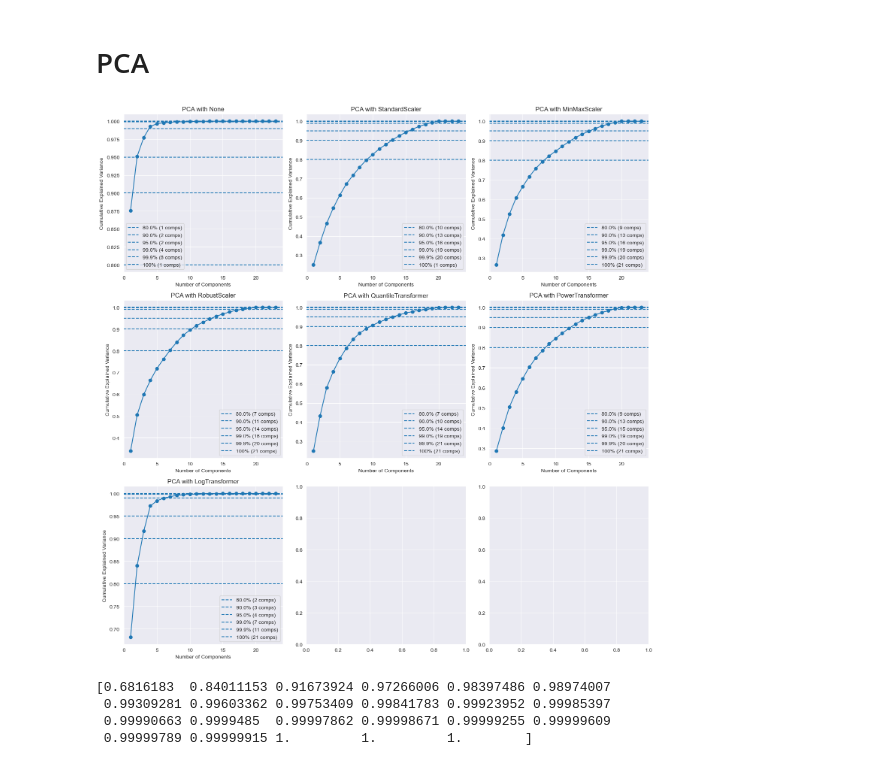
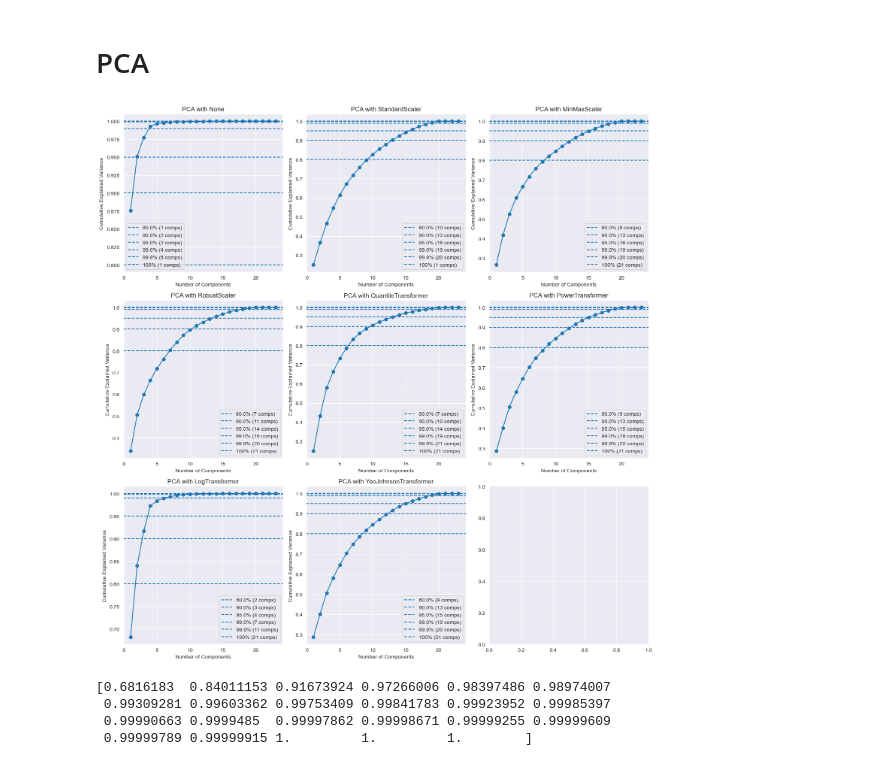
Before and after one commit to Hanh3103/Intelligence-SteelDetection, a Jupyter notebook: data_cleaning.ipynb, the cells around one changed output. Drawn from its saved outputs; the diff is of its cells as text; code cells hidden in the pictures.

```diff
--- a/data_cleaning.ipynb
+++ b/data_cleaning.ipynb
@@ -246,40 +285,41 @@ scalers = {
     'RobustScaler': RobustScaler(),
     'QuantileTransformer': QuantileTransformer(n_quantiles=len(df), output_distribution='normal'),
     'PowerTransformer': PowerTransformer(),
-    'LogTransformer': FunctionTransformer(np.log1p, validate=True)
+    'LogTransformer': FunctionTransformer(np.log1p, validate=True),
+    'YeoJohnsonTransformer': PowerTransformer(method='yeo-johnson', standardize=True)
 }
 
 # Placeholder for results
 fig, axes = plt.subplots(nrows=3, ncols=3, figsize=(15, 15))
 axes = axes.flatten()
 
 for i, (scaler_name, scaler) in enumerate(scalers.items()):
     # Create pipeline
     pipeline = Pipeline([
         ('scaler', scaler),
         ('pca', PCA())
     ]) if scaler is not None else Pipeline([('pca', PCA())])
 
     # Fit and transform data
     pipeline.fit(df)
     exp_var_ratio = np.cumsum(pipeline.named_steps['pca'].explained_variance_ratio_)
 
     # Plotting
     axes[i].plot(range(1, len(exp_var_ratio) + 1), exp_var_ratio, marker='o')
     axes[i].set_title(f'PCA with {scaler_name}')
     axes[i].set_xlabel('Number of Components')
     axes[i].set_ylabel('Cumulative Explained Variance')
 
     # Add horizontal lines for thresholds
     for threshold in [0.8, 0.9, 0.95, 0.99, 0.999, 1]:
         n_components = np.argmax(exp_var_ratio >= threshold) + 1
         axes[i].axhline(y=threshold, linestyle='--', label=f'{threshold * 100}% ({n_components} comps)')
         axes[i].legend()
 
 plt.tight_layout()
 plt.show()
 # %% [output]
-[figure, old version]
+[figure, new version]
 # %%
 # Standardizing the Data using log1p transformation
 scaler = FunctionTransformer(np.log1p, validate=True)
```
Also changed, not shown: parts of 10 cells of this notebook.
